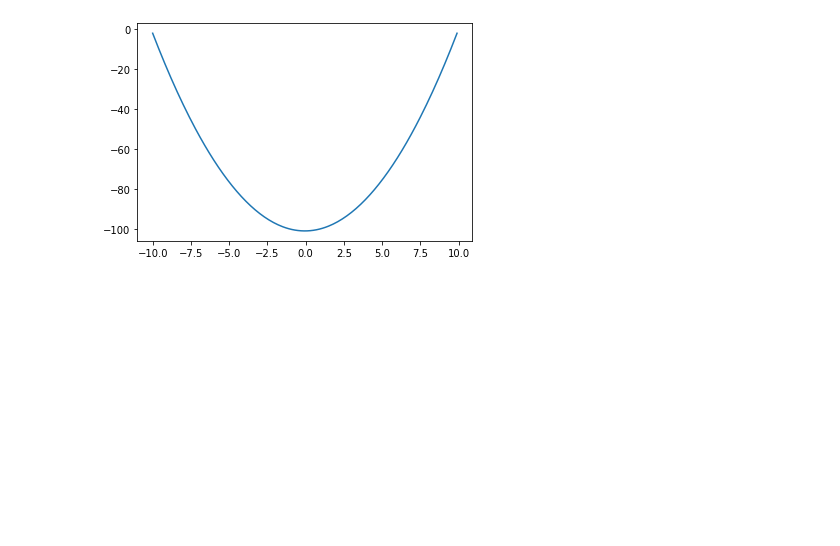
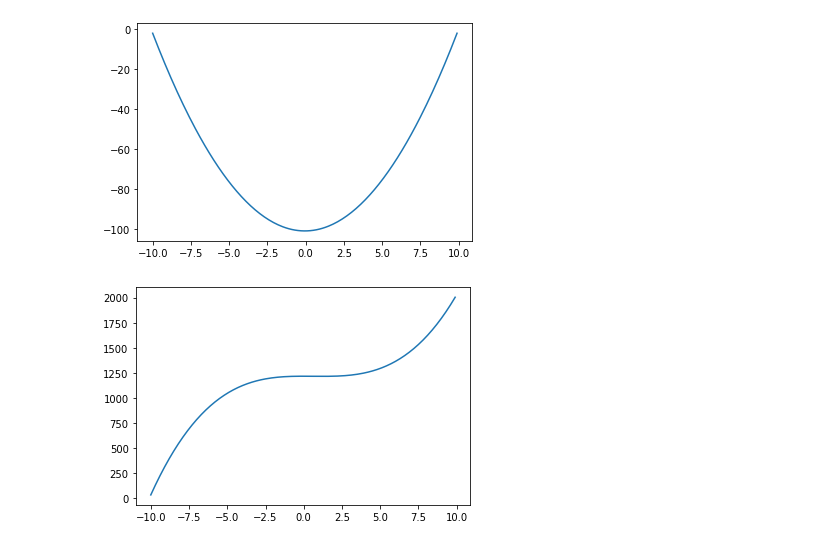
Before and after one commit to Duks31/calculus_ML, a Jupyter notebook: cal.ipynb, the cells around one changed output. Drawn from its saved outputs; the diff is of its cells as text; code cells hidden in the pictures; blank space fills up the shorter version.

Commit message:
integration task

```diff
--- a/cal.ipynb
+++ b/cal.ipynb
@@ -100,3 +100,17 @@ plt.plot(x, y)
 plt.show()
 # %% [output]
 [figure]
+# %%
+# Task
+
+def f(x):
+    return (3*(x**2)) - (4*x)
+
+delta_x = 0.1
+x = np.arange(-10, 10, delta_x)
+fx = f(x) * delta_x
+y = np.cumsum(fx)
+plt.plot(x, y)
+plt.show()
+# %% [output]
+[figure, added]
```
